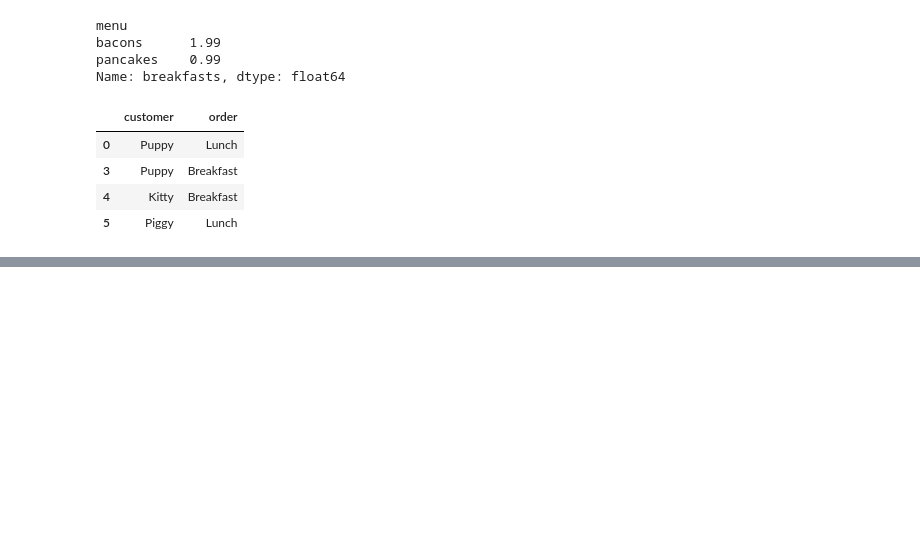
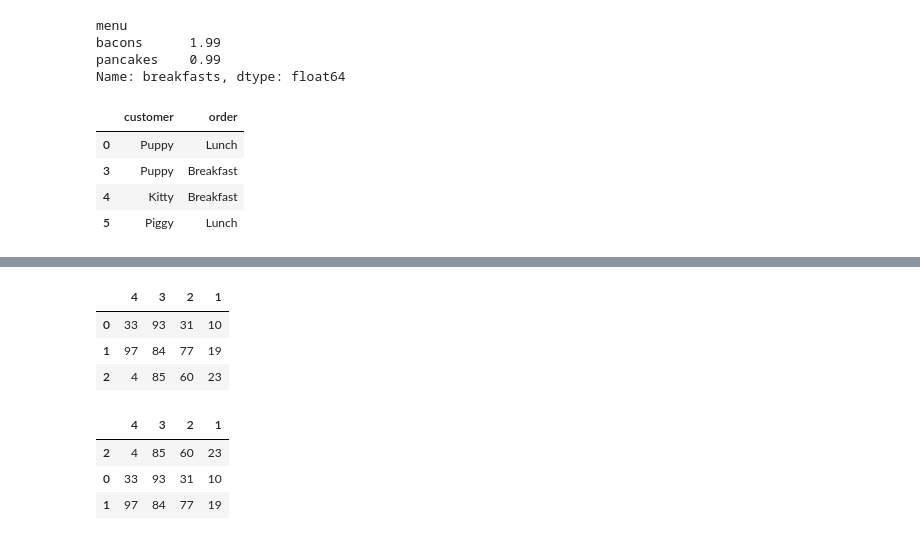
Before and after one commit to galopyz/goldfish, a Jupyter notebook: pandas.ipynb, the cells around one changed output, grey strips where cells are left out. Cells and saved outputs as stored; diff of their text form; code cells hidden in the pictures; blank space fills up the shorter version.

```diff
--- a/pandas.ipynb
+++ b/pandas.ipynb
@@ -460,0 +548,14 @@ df.drop(index=[1, 2], columns=['total'])
+# %%
+df4.sort_index()
+# %% [output]
+|  | 4 | 3 | 2 | 1 |
+| 0 | 33 | 93 | 31 | 10 |
+| 1 | 97 | 84 | 77 | 19 |
+| 2 | 4 | 85 | 60 | 23 |
+# %%
+df4.sort_values(4)
+# %% [output]
+|  | 4 | 3 | 2 | 1 |
+| 2 | 4 | 85 | 60 | 23 |
+| 0 | 33 | 93 | 31 | 10 |
+| 1 | 97 | 84 | 77 | 19 |
```
Also changed, not shown: parts of 20 cells of this notebook.
